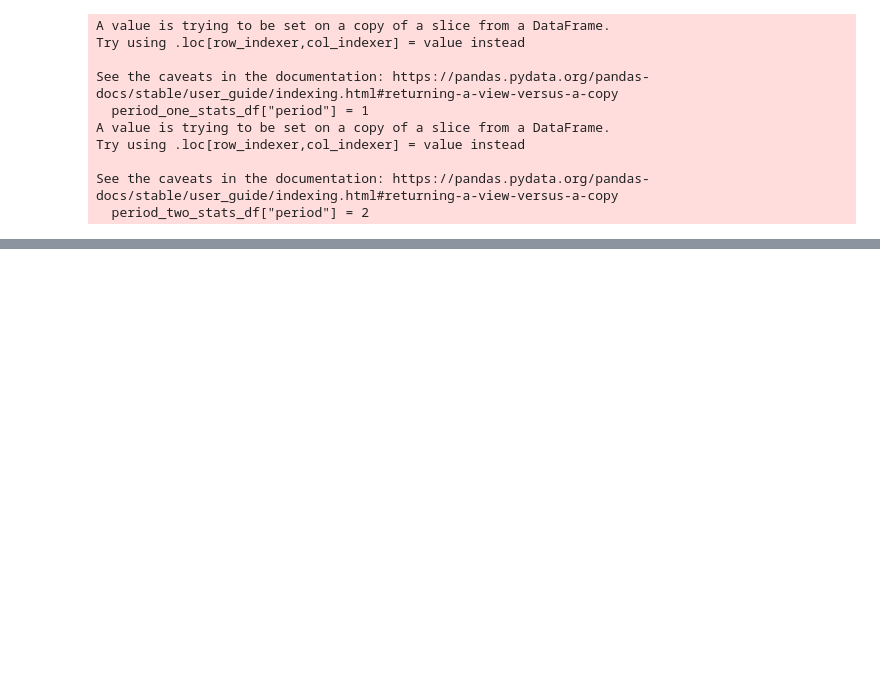
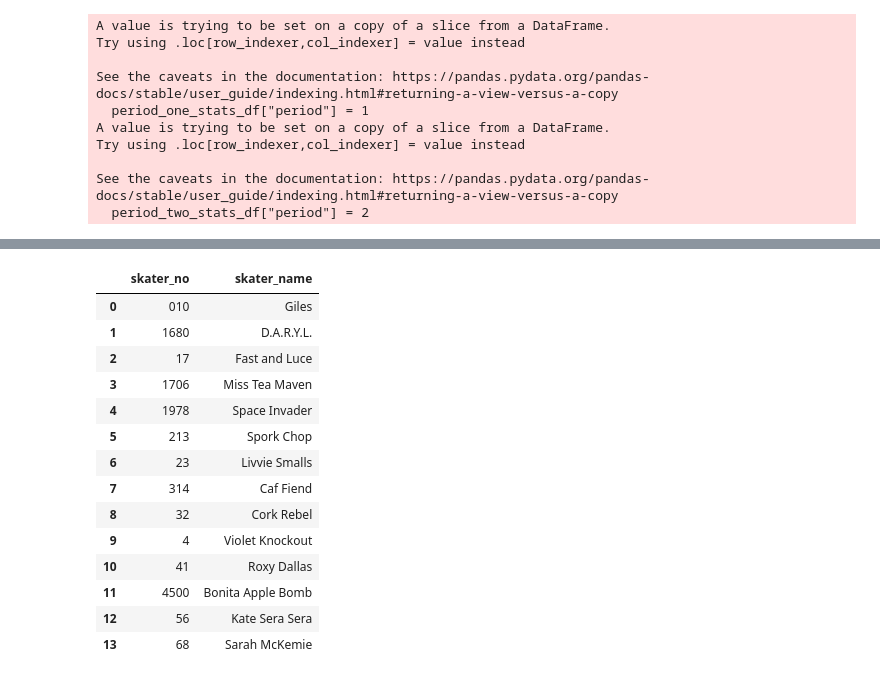
Before and after one commit to Jen-Dean/GGRD_DataBase, a Jupyter notebook: draft_notebooks/draft_creating_jams_table.ipynb, the cells around one changed output, grey strips where cells are left out. Cells and saved outputs as stored; diff of their text form; code cells hidden in the pictures; blank space fills up the shorter version.

```diff
--- a/draft_notebooks/draft_creating_jams_table.ipynb
+++ b/draft_notebooks/draft_creating_jams_table.ipynb
@@ -235,0 +216,19 @@ for row in lineup_df.itertuples():
+# %%
+homeroster_df = pd.DataFrame(data_dict["home_roster"])
+homeroster_df
+# %% [output]
+|  | skater_no | skater_name |
+| 0 | 010 | Giles |
+| 1 | 1680 | D.A.R.Y.L. |
+| 2 | 17 | Fast and Luce |
+| 3 | 1706 | Miss Tea Maven |
+| 4 | 1978 | Space Invader |
+| 5 | 213 | Spork Chop |
+| 6 | 23 | Livvie Smalls |
+| 7 | 314 | Caf Fiend |
+| 8 | 32 | Cork Rebel |
+| 9 | 4 | Violet Knockout |
+| 10 | 41 | Roxy Dallas |
+| 11 | 4500 | Bonita Apple Bomb |
+| 12 | 56 | Kate Sera Sera |
+| 13 | 68 | Sarah McKemie |
```
Also changed, not shown: parts of 16 cells of this notebook, 1 other file.
